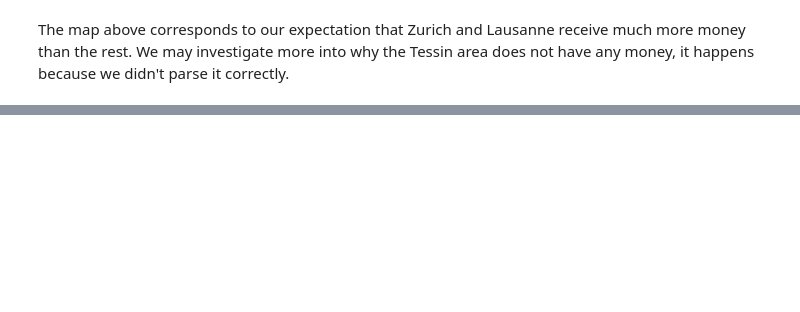
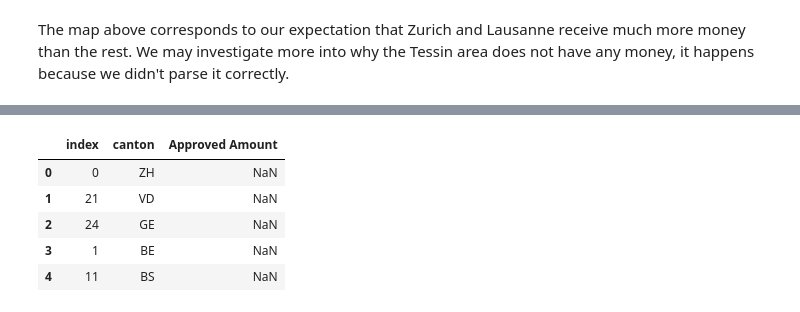
Before and after one commit to Rivollet/ADAHomework, a Jupyter notebook: 03 - Interactive Viz/Interactive Viz Notebook.ipynb, the cells around one changed output, grey strips where cells are left out. Saved outputs shown, nothing was run; the diff lists cells and outputs as text; code cells hidden in the pictures; blank space fills up the shorter version.

```diff
--- a/03 - Interactive Viz/Interactive Viz Notebook.ipynb
+++ b/03 - Interactive Viz/Interactive Viz Notebook.ipynb
@@ -369,0 +401,15 @@ Location(Dübendorf, Bezirk Uster, Zürich, Schweiz, Suisse, Svizzera, Svizra, (
+# %%
+df_per_canton_without_VD_ZH = df_per_canton
+df_per_canton_without_VD_ZH.set_value(0, 'Approved Amount', np.nan)
+df_per_canton_without_VD_ZH.set_value(1, 'Approved Amount', np.nan)
+df_per_canton_without_VD_ZH.set_value(2, 'Approved Amount', np.nan)
+df_per_canton_without_VD_ZH.set_value(3, 'Approved Amount', np.nan)
+df_per_canton_without_VD_ZH.set_value(4, 'Approved Amount', np.nan)
+df_per_canton_without_VD_ZH.head()
+# %% [output]
+|  | index | canton | Approved Amount |
+| 0 | 0 | ZH | NaN |
+| 1 | 21 | VD | NaN |
+| 2 | 24 | GE | NaN |
+| 3 | 1 | BE | NaN |
+| 4 | 11 | BS | NaN |
```
Also changed, not shown: parts of 16 cells of this notebook, 2 other files.
